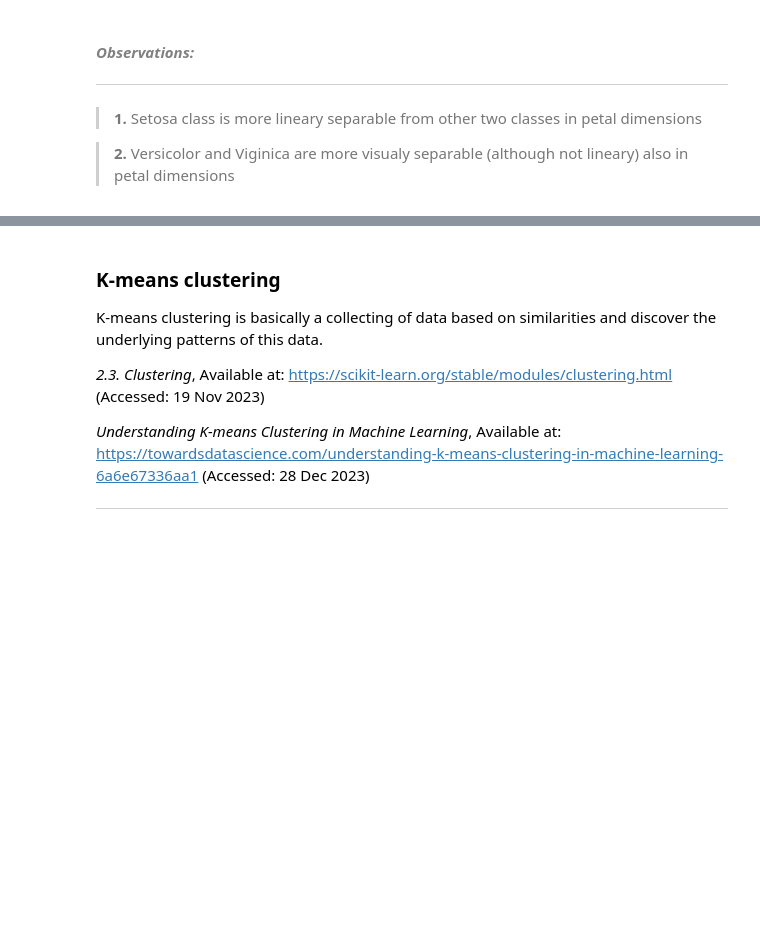
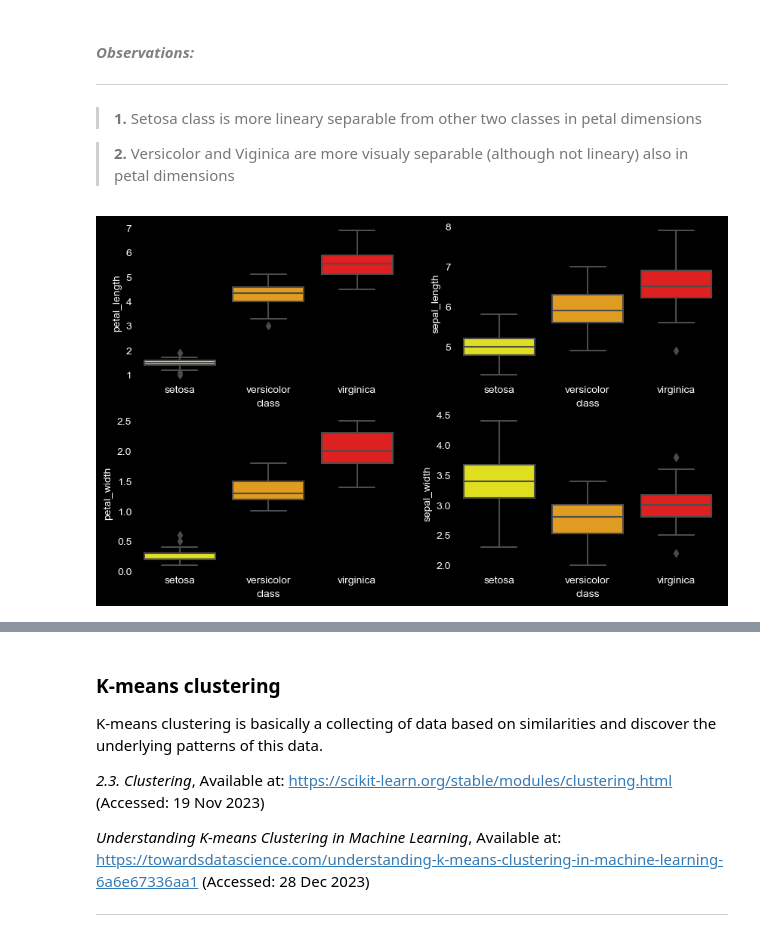
Before and after one commit to Anna20041983/Machine_Learning_and_Statistics, a Jupyter notebook: tasks.ipynb, the cells around one changed output, grey strips where cells are left out. Cells and saved outputs as stored; diff of their text form; code cells hidden in the pictures; blank space fills up the shorter version.

```diff
--- a/tasks.ipynb
+++ b/tasks.ipynb
@@ -896,3 +896,25 @@ plt.show()
 >**1.** Setosa class is more lineary separable from other two classes in petal dimensions
 
 >**2.** Versicolor and Viginica are more visualy separable (although not lineary) also in petal dimensions
+# %%
+# Check the relationship of 3 classes for all dimensions separately using boxplot
+# Apply black background
+plt.style.use('dark_background')
+
+# Apply plot size
+figure, ax = plt.subplots(2,2, figsize=(10,6))
+
+# Apply colour per each class
+color_palette = ['yellow', 'orange', 'red']
+
+sns.set_palette(color_palette)
+
+sns.boxplot(x=df['class'], y=df['petal_length'], ax = ax[0,0])
+sns.boxplot(x=df['class'], y=df['sepal_length'], ax = ax[0,1])
+sns.boxplot(x=df['class'], y=df['petal_width'], ax = ax[1,0])
+sns.boxplot(x=df['class'], y=df['sepal_width'], ax = ax[1,1])
+
+# Show
+plt.show()
+# %% [output]
+[figure, added]
```
Also changed, not shown: parts of 29 cells of this notebook.
